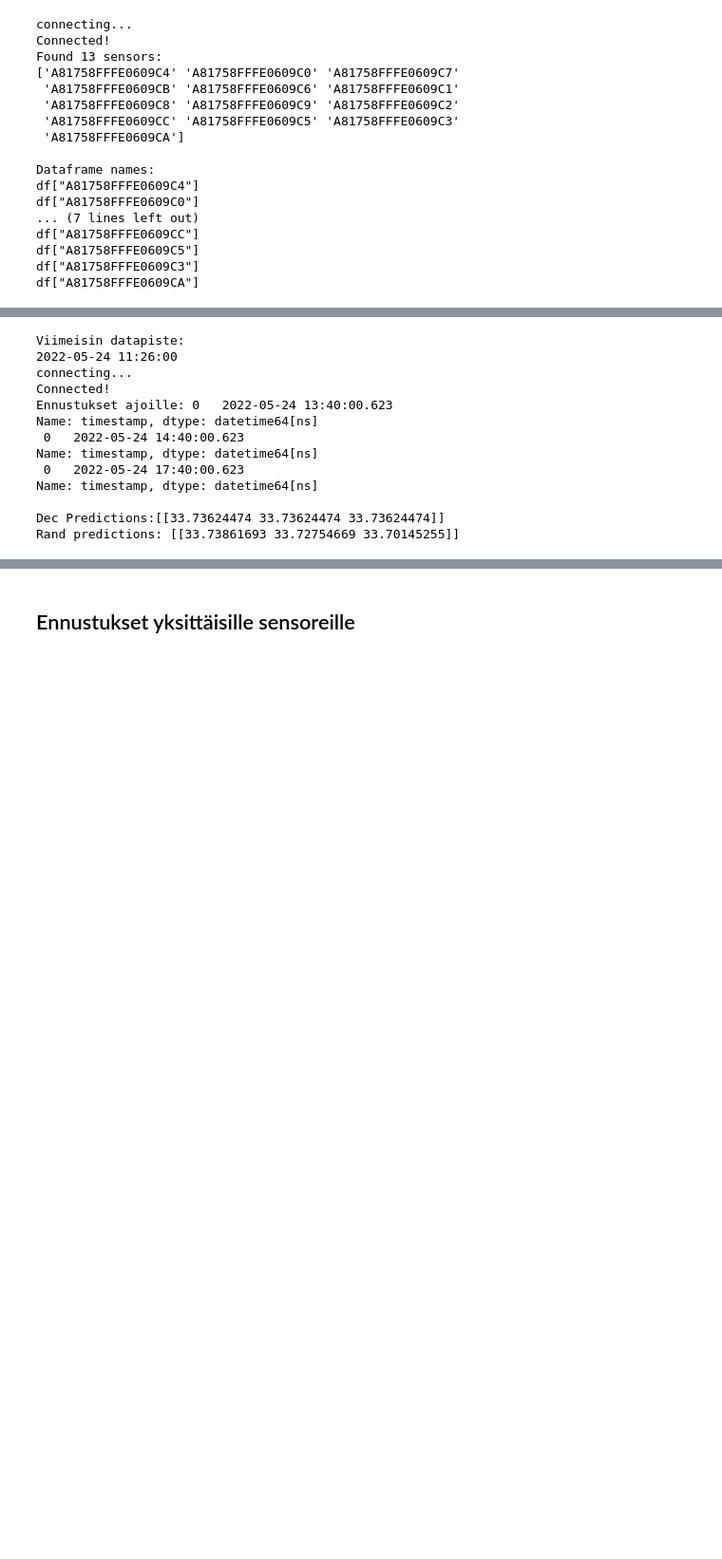
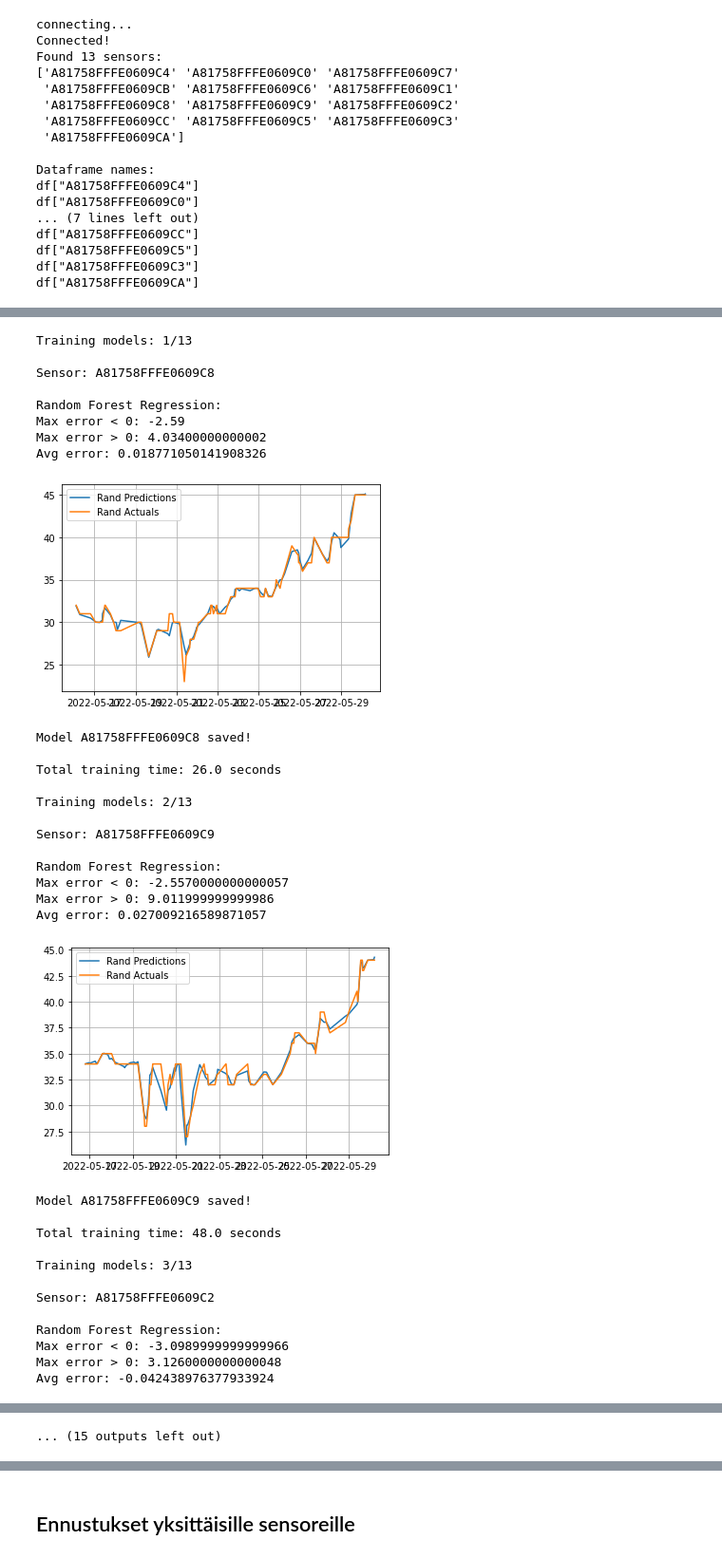
Before and after one commit to teezmu/AreOy, a Jupyter notebook: Untitled.ipynb, the cells around one changed output, grey strips where cells are left out. Shown at 95% size. Drawn from its saved outputs; the diff is of its cells as text; code cells hidden in the pictures; blank space fills up the shorter version.

```diff
--- a/Untitled.ipynb
+++ b/Untitled.ipynb
@@ -79,18 +73,37 @@ df["A81758FFFE0609CA"]
 # %%
-# Ennustus
-sensor = [df['A81758FFFE0609C9']]
-dec_l, rand_l = arehelper.predictive_model.predict_museo_hum(sensor, figure=False)
+arehelper.predictive_model.train_ML(prints=True, save_model=True, train=True)
 # %% [output]
-Viimeisin datapiste:
-2022-05-24 11:26:00
-connecting...
-Connected!
-Ennustukset ajoille: 0   2022-05-24 13:40:00.623
-Name: timestamp, dtype: datetime64[ns]
- 0   2022-05-24 14:40:00.623
-Name: timestamp, dtype: datetime64[ns]
- 0   2022-05-24 17:40:00.623
-Name: timestamp, dtype: datetime64[ns]
+Training models: 1/13
 
-Dec Predictions:[[33.73624474 33.73624474 33.73624474]]
-Rand predictions: [[33.73861693 33.72754669 33.70145255]]
+Sensor: A81758FFFE0609C8
+
+Random Forest Regression:
+Max error < 0: -2.59
+Max error > 0: 4.03400000000002
+Avg error: 0.018771050141908326
+[figure, added]
+Model A81758FFFE0609C8 saved!
+
+Total training time: 26.0 seconds
+
+Training models: 2/13
+
+Sensor: A81758FFFE0609C9
+
+Random Forest Regression:
+Max error < 0: -2.5570000000000057
+Max error > 0: 9.011999999999986
+Avg error: 0.027009216589871057
+[figure, added]
+Model A81758FFFE0609C9 saved!
+
+Total training time: 48.0 seconds
+
+Training models: 3/13
+
+Sensor: A81758FFFE0609C2
+
+Random Forest Regression:
+Max error < 0: -3.0989999999999966
+Max error > 0: 3.1260000000000048
+Avg error: -0.042438976377933924
@@ -96,0 +150 @@ Rand predictions: [[33.73861693 33.72754669 33.70145255]]
+... (15 outputs left out)
```
Also changed, not shown: parts of 13 cells of this notebook.
